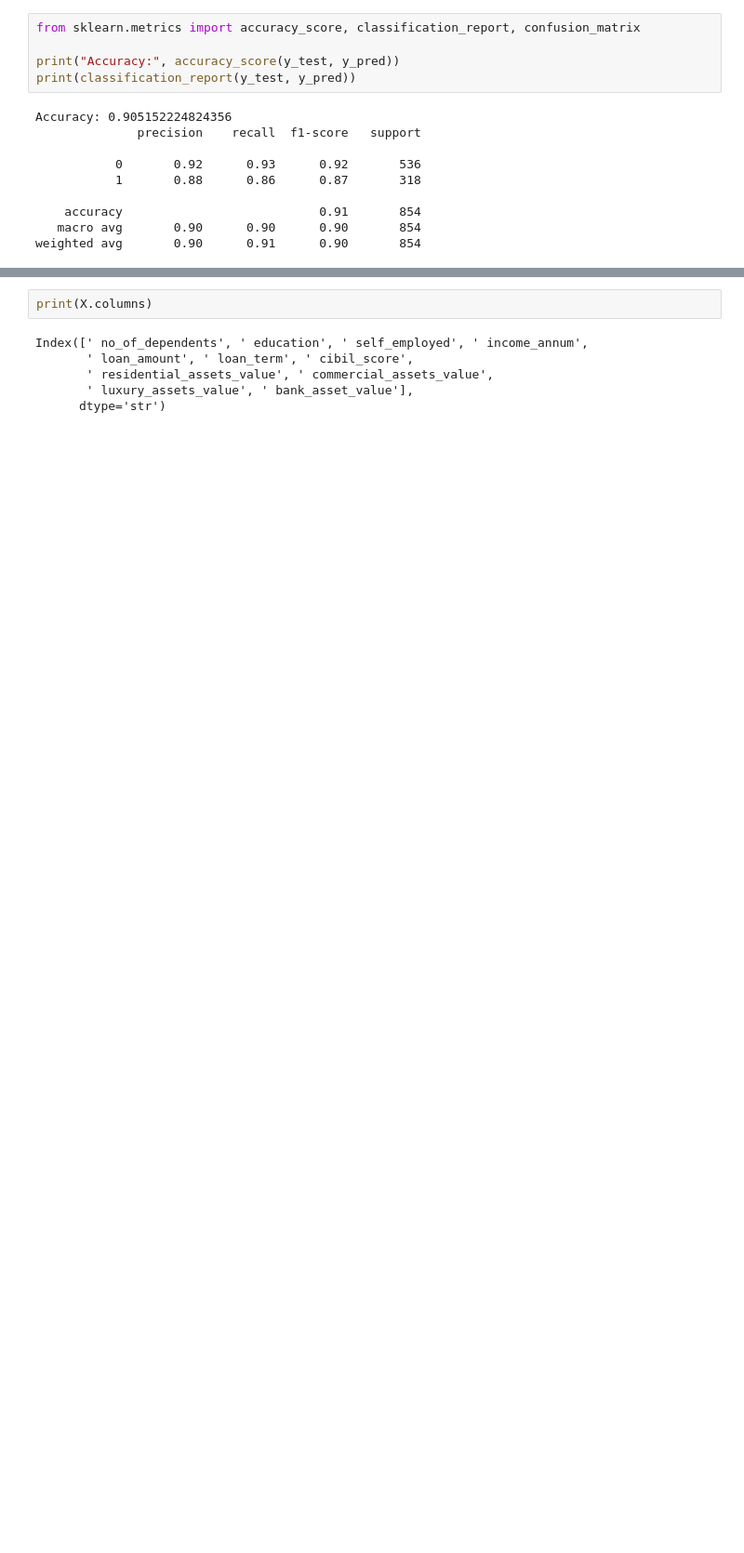
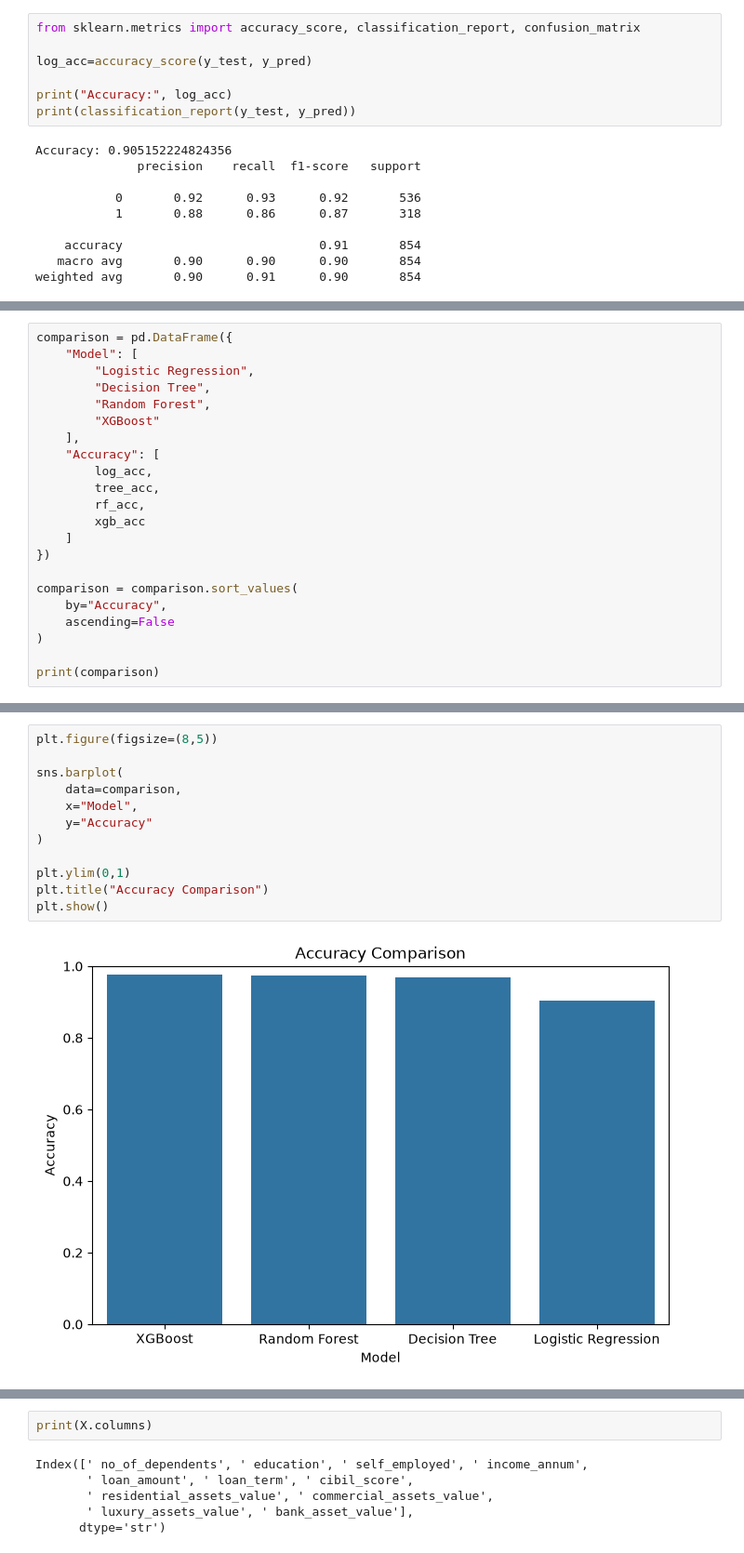
Before and after one commit to Alzahraa-Gamal22/Machine-Learning-NTI_Projects, a Jupyter notebook: Classification Project/Loan_Approval_Coding.ipynb, the cells around one changed output, grey strips where cells are left out. Shown at 93% size. Drawn from its saved outputs; the diff is of its cells as text; blank space fills up the shorter version.

```diff
--- a/Classification Project/Loan_Approval_Coding.ipynb
+++ b/Classification Project/Loan_Approval_Coding.ipynb
@@ -177,7 +179,9 @@ y_pred = model.predict(x_test)
 # %%
 from sklearn.metrics import accuracy_score, classification_report, confusion_matrix
 
-print("Accuracy:", accuracy_score(y_test, y_pred))
+log_acc=accuracy_score(y_test, y_pred)
+
+print("Accuracy:", log_acc)
 print(classification_report(y_test, y_pred))
 # %% [output]
 Accuracy: 0.905152224824356
@@ -202,0 +347,22 @@ plt.show()
+# %%
+comparison = pd.DataFrame({
+    "Model": [
+        "Logistic Regression",
+        "Decision Tree",
+        "Random Forest",
+        "XGBoost"
+    ],
+    "Accuracy": [
+        log_acc,
+        tree_acc,
+        rf_acc,
+        xgb_acc
+    ]
+})
+
+comparison = comparison.sort_values(
+    by="Accuracy",
+    ascending=False
+)
+
+print(comparison)
@@ -202,0 +375,14 @@ plt.show()
+# %%
+plt.figure(figsize=(8,5))
+
+sns.barplot(
+    data=comparison,
+    x="Model",
+    y="Accuracy"
+)
+
+plt.ylim(0,1)
+plt.title("Accuracy Comparison")
+plt.show()
+# %% [output]
+[figure, added]
```
Also changed, not shown: parts of 25 cells of this notebook, 2 other files.
